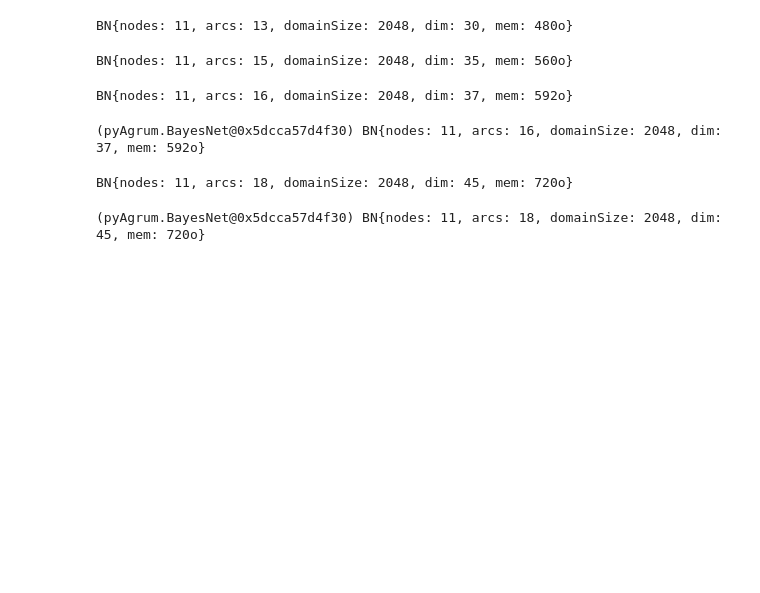
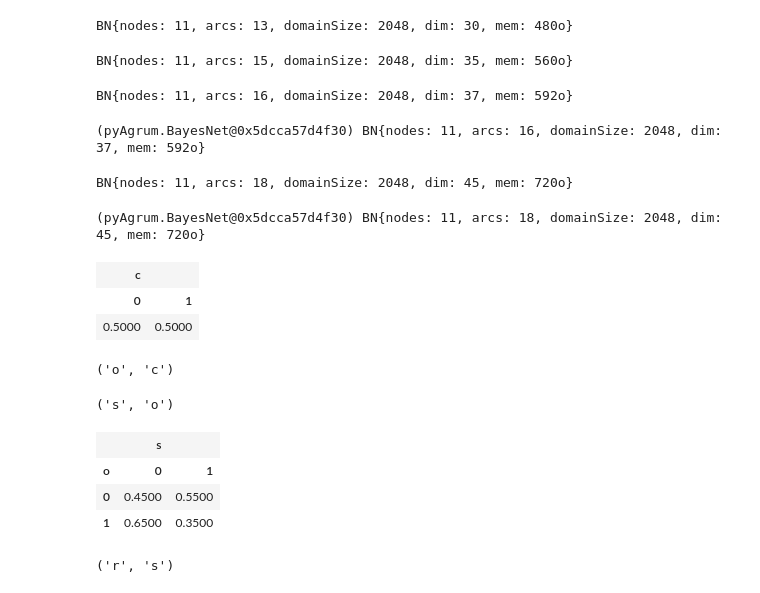
Before and after one commit to miguelangelperezrodriguez/bayesLI, a Jupyter notebook: LI.ipynb, the cells around one changed output. Saved outputs shown, nothing was run; the diff lists cells and outputs as text; code cells hidden in the pictures; blank space fills up the shorter version.

```diff
--- a/LI.ipynb
+++ b/LI.ipynb
@@ -120,0 +123,10 @@ En bnLIViajes,  3 (e), 3 (a), 3 (v)
+# %%
+bnLI.cpt("c").fillWith([0.5,0.5])
+# %% [output]
+| c |  |
+| 0 | 1 |
+| 0.5000 | 0.5000 |
+# %%
+bnLI.cpt("o").names
+# %% [output]
+('o', 'c')
@@ -120,0 +137,4 @@ En bnLIViajes,  3 (e), 3 (a), 3 (v)
+# %%
+bnLI.cpt("s").names
+# %% [output]
+('s', 'o')
@@ -120,0 +145,7 @@ En bnLIViajes,  3 (e), 3 (a), 3 (v)
+# %%
+bnLI.cpt("s")
+# %% [output]
+|  | s |  |
+| o | 0 | 1 |
+| 0 | 0.4500 | 0.5500 |
+| 1 | 0.6500 | 0.3500 |
@@ -120,0 +154,4 @@ En bnLIViajes,  3 (e), 3 (a), 3 (v)
+# %%
+bnLI.cpt("r").names
+# %% [output]
+('r', 's')
```
Also changed, not shown: parts of 7 cells of this notebook.
